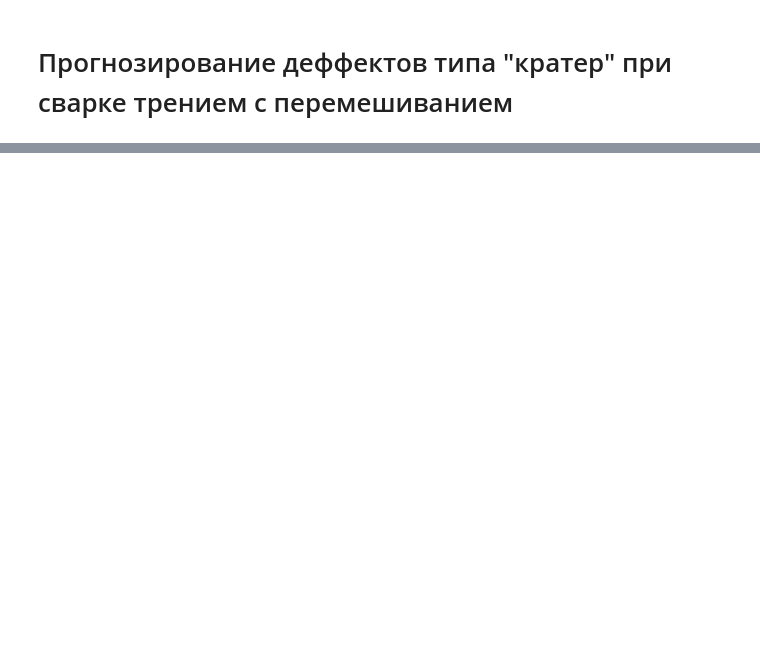
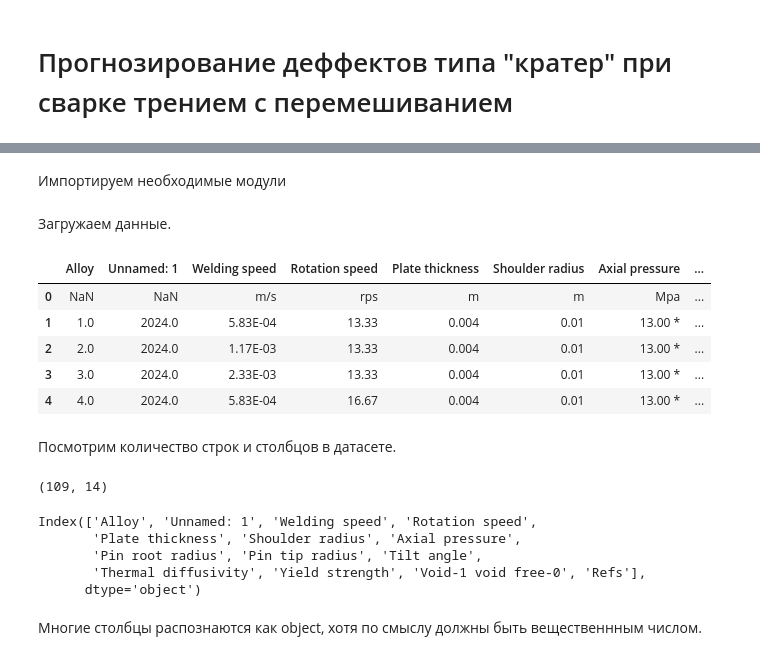
Before and after one commit to ananasn/welding-ml, a Jupyter notebook: welding.ipynb, the cells around one changed output, grey strips where cells are left out. Cells and saved outputs as stored; diff of their text form; code cells hidden in the pictures; blank space fills up the shorter version.

```diff
--- a/welding.ipynb
+++ b/welding.ipynb
@@ -29,0 +72,2 @@
+# %% [markdown]
+Импортируем необходимые модули
@@ -29,0 +79,30 @@
+# %% [markdown]
+Загружаем данные.
+# %%
+PATH = 'welding_process_parameters.csv'
+
+data = pd.read_csv(PATH)
+data.head()
+# %% [output]
+|  | Alloy | Unnamed: 1 | Welding speed | Rotation speed | Plate thickness | Shoulder radius | Axial pressure | ... |
+| 0 | NaN | NaN | m/s | rps | m | m | Mpa | ... |
+| 1 | 1.0 | 2024.0 | 5.83E-04 | 13.33 | 0.004 | 0.01 | 13.00 * | ... |
+| 2 | 2.0 | 2024.0 | 1.17E-03 | 13.33 | 0.004 | 0.01 | 13.00 * | ... |
+| 3 | 3.0 | 2024.0 | 2.33E-03 | 13.33 | 0.004 | 0.01 | 13.00 * | ... |
+| 4 | 4.0 | 2024.0 | 5.83E-04 | 16.67 | 0.004 | 0.01 | 13.00 * | ... |
+# %% [markdown]
+Посмотрим количество строк и столбцов в датасете.
+# %%
+data.shape
+# %% [output]
+(109, 14)
+# %%
+data.columns
+# %% [output]
+Index(['Alloy', 'Unnamed: 1', 'Welding speed', 'Rotation speed',
+       'Plate thickness', 'Shoulder radius', 'Axial pressure',
+       'Pin root radius', 'Pin tip radius', 'Tilt angle',
+       'Thermal diffusivity', 'Yield strength', 'Void-1 void free-0', 'Refs'],
+      dtype='object')
+# %% [markdown]
+Многие столбцы распознаются как object, хотя по смыслу должны быть вещественнным числом.
```
Also changed, not shown: parts of 22 cells of this notebook.
